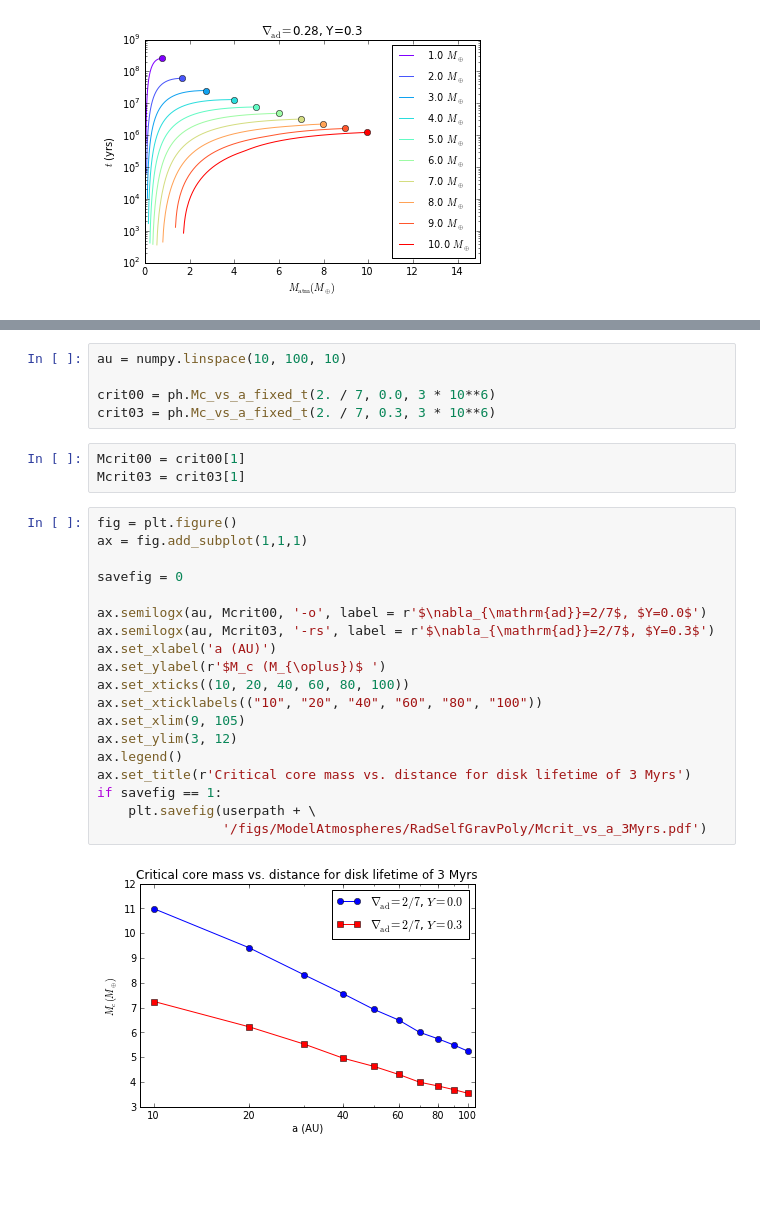
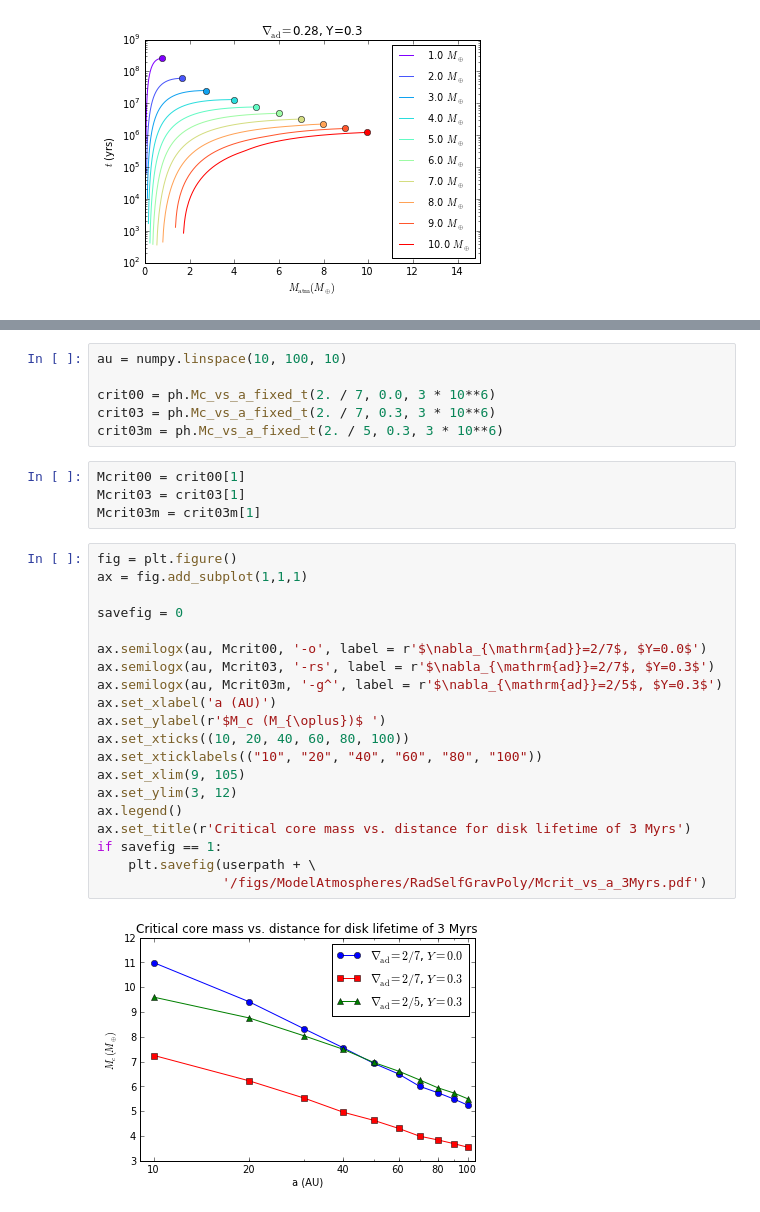
Before and after one commit to apiso/core_accretion, a Jupyter notebook: python/RadSGPoly/cooling_fixed_disklife.ipynb, the cells around one changed output, grey strips where cells are left out. Saved outputs shown, nothing was run; the diff lists cells and outputs as text; blank space fills up the shorter version.

```diff
--- a/python/RadSGPoly/cooling_fixed_disklife.ipynb
+++ b/python/RadSGPoly/cooling_fixed_disklife.ipynb
@@ -150,27 +207,30 @@ au = numpy.linspace(10, 100, 10)
 
 crit00 = ph.Mc_vs_a_fixed_t(2. / 7, 0.0, 3 * 10**6)
 crit03 = ph.Mc_vs_a_fixed_t(2. / 7, 0.3, 3 * 10**6)
+crit03m = ph.Mc_vs_a_fixed_t(2. / 5, 0.3, 3 * 10**6)
 # %%
 Mcrit00 = crit00[1]
 Mcrit03 = crit03[1]
+Mcrit03m = crit03m[1]
 # %%
 fig = plt.figure()
 ax = fig.add_subplot(1,1,1)
 
 savefig = 0
 
 ax.semilogx(au, Mcrit00, '-o', label = r'$\nabla_{\mathrm{ad}}=2/7$, $Y=0.0$')
 ax.semilogx(au, Mcrit03, '-rs', label = r'$\nabla_{\mathrm{ad}}=2/7$, $Y=0.3$')
+ax.semilogx(au, Mcrit03m, '-g^', label = r'$\nabla_{\mathrm{ad}}=2/5$, $Y=0.3$')
 ax.set_xlabel('a (AU)')
 ax.set_ylabel(r'$M_c (M_{\oplus})$ ')
 ax.set_xticks((10, 20, 40, 60, 80, 100))
 ax.set_xticklabels(("10", "20", "40", "60", "80", "100"))
 ax.set_xlim(9, 105)
 ax.set_ylim(3, 12)
 ax.legend()
 ax.set_title(r'Critical core mass vs. distance for disk lifetime of 3 Myrs')
 if savefig == 1:
     plt.savefig(userpath + \
                 '/figs/ModelAtmospheres/RadSelfGravPoly/Mcrit_vs_a_3Myrs.pdf')
 # %% [output]
-[figure, old version]
+[figure, new version]
```
Also changed, not shown: parts of 7 cells of this notebook, 4 other files.
